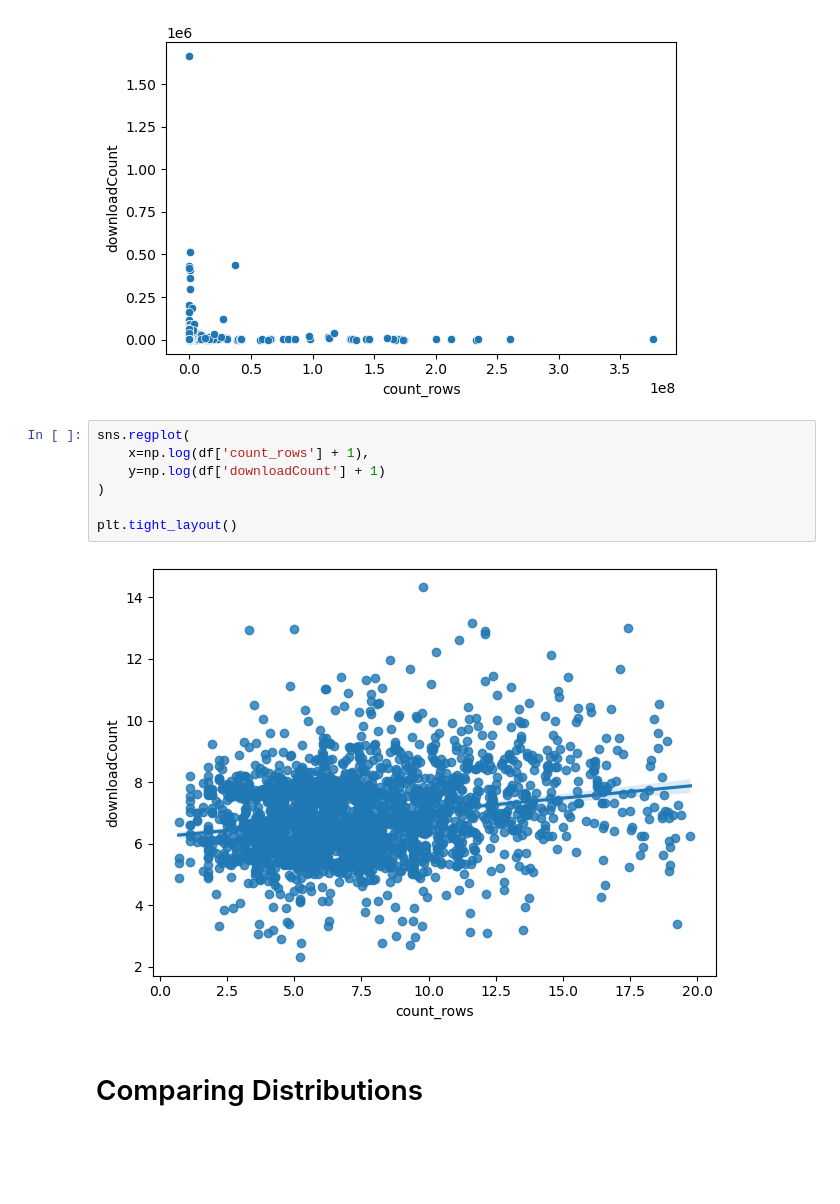
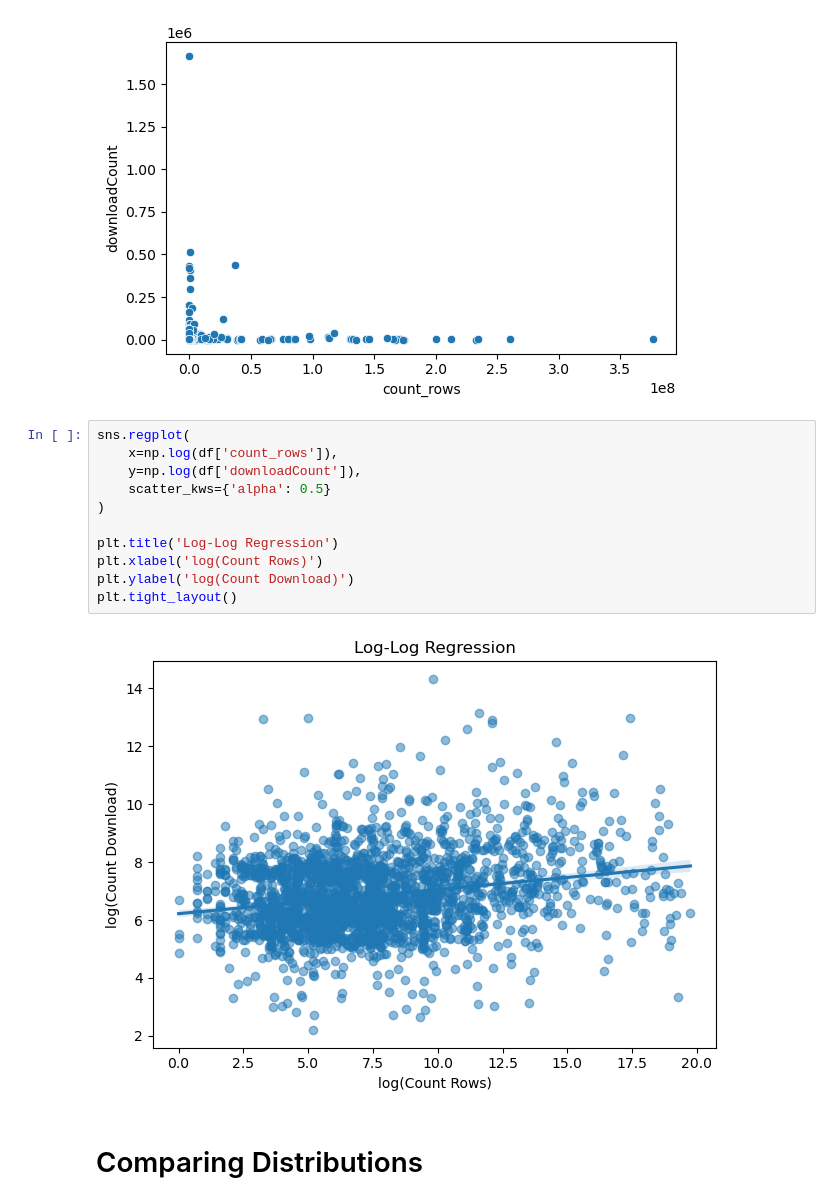
Before and after one commit to mebauer/nyc-open-bigdata, a Jupyter notebook: analysis.ipynb, the cells around one changed output. Saved outputs shown, nothing was run; the diff lists cells and outputs as text; blank space fills up the shorter version.

Commit message:
add log-log regression plot

```diff
--- a/analysis.ipynb
+++ b/analysis.ipynb
@@ -634,13 +634,17 @@ plt.tight_layout()
 [figure]
 # %%
 sns.regplot(
-    x=np.log(df['count_rows'] + 1),
-    y=np.log(df['downloadCount'] + 1)
+    x=np.log(df['count_rows']),
+    y=np.log(df['downloadCount']),
+    scatter_kws={'alpha': 0.5}
 )
 
+plt.title('Log-Log Regression')
+plt.xlabel('log(Count Rows)')
+plt.ylabel('log(Count Download)')
 plt.tight_layout()
 # %% [output]
-[figure, old version]
+[figure, new version]
 # %% [markdown]
 # Comparing Distributions
 # %%
```
